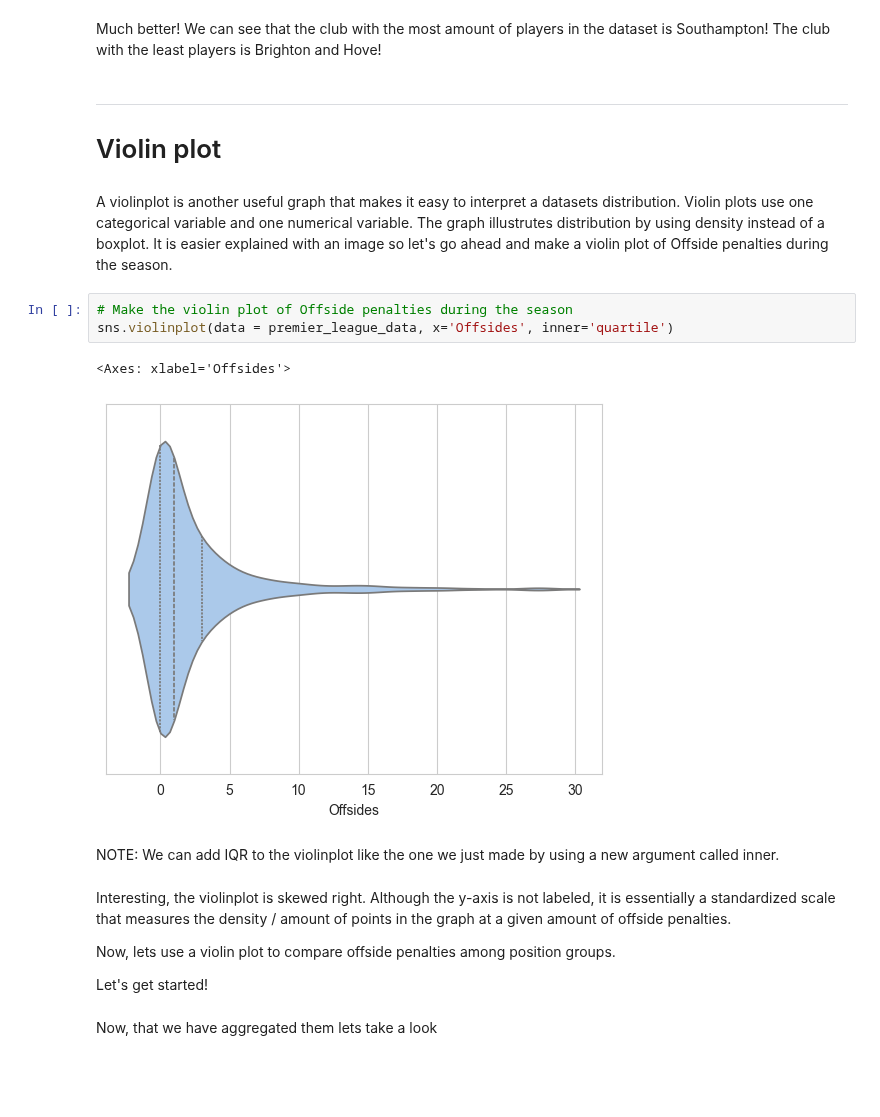
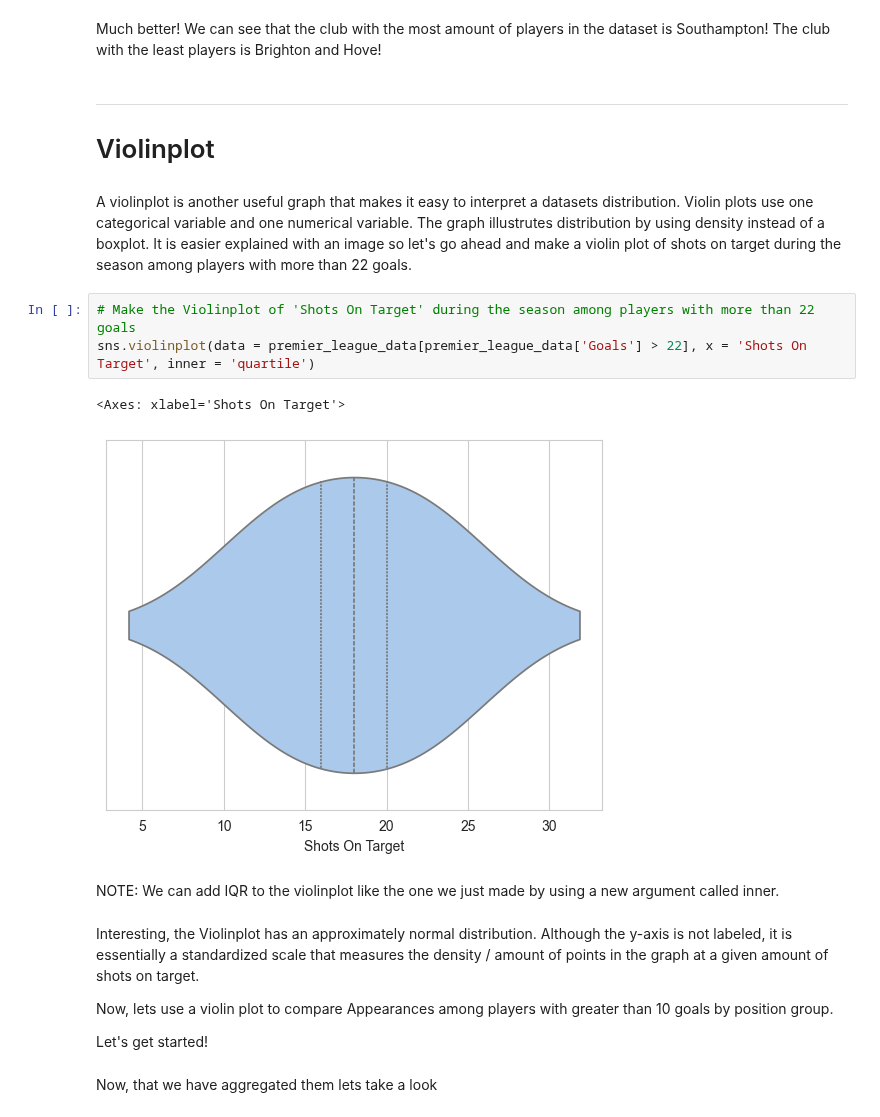
Before and after one commit to schuckers/Charlotte_SCORE_Summer25, a Jupyter notebook: Modules/Seaborn and Basic visualizations in Python Using English Premier League data by Austin Hayes/Seaborn in Python Using English Premier League data by Austin Hayes.ipynb, the cells around one changed output. Saved outputs shown, nothing was run; the diff lists cells and outputs as text; blank space fills up the shorter version.

```diff
--- a/Modules/Seaborn and Basic visualizations in Python Using English Premier League data by Austin Hayes/Seaborn in Python Using English Premier League data by Austin Hayes.ipynb
+++ b/Modules/Seaborn and Basic visualizations in Python Using English Premier League data by Austin Hayes/Seaborn in Python Using English Premier League data by Austin Hayes.ipynb
@@ -428,21 +433,21 @@ Much better! We can see that the club with the most amount of players in the dat
 # %% [markdown]
 ---
 
-# Violin plot
+# Violinplot
 # %% [markdown]
-A violinplot is another useful graph that makes it easy to interpret a datasets distribution. Violin plots use one categorical variable and one numerical variable. The graph illustrutes distribution by using density instead of a boxplot. It is easier explained with an image so let's go ahead and make a violin plot of Offside penalties during the season.
+A violinplot is another useful graph that makes it easy to interpret a datasets distribution. Violin plots use one categorical variable and one numerical variable. The graph illustrutes distribution by using density instead of a boxplot. It is easier explained with an image so let's go ahead and make a violin plot of shots on target during the season among players with more than 22 goals.
 # %%
-# Make the violin plot of Offside penalties during the season
-sns.violinplot(data = premier_league_data, x='Offsides', inner='quartile')
+# Make the Violinplot of 'Shots On Target' during the season among players with more than 22 goals
+sns.violinplot(data = premier_league_data[premier_league_data['Goals'] > 22], x = 'Shots On Target', inner = 'quartile')
 # %% [output]
-<Axes: xlabel='Offsides'>
+<Axes: xlabel='Shots On Target'>
-[figure, old version]
+[figure, new version]
 # %% [markdown]
 NOTE: We can add IQR to the violinplot like the one we just made by using a new argument called inner.
 # %% [markdown]
-Interesting, the violinplot is skewed right. Although the y-axis is not labeled, it is essentially a standardized scale that measures the density / amount of points in the graph at a given amount of offside penalties.
+Interesting, the Violinplot has an approximately normal distribution. Although the y-axis is not labeled, it is essentially a standardized scale that measures the density / amount of points in the graph at a given amount of shots on target.
 
-Now, lets use a violin plot to compare offside penalties among position groups.
+Now, lets use a violin plot to compare Appearances among players with greater than 10 goals by position group.
 
 Let's get started!
 # %% [markdown]
```
Also changed, not shown: parts of 39 cells of this notebook.
